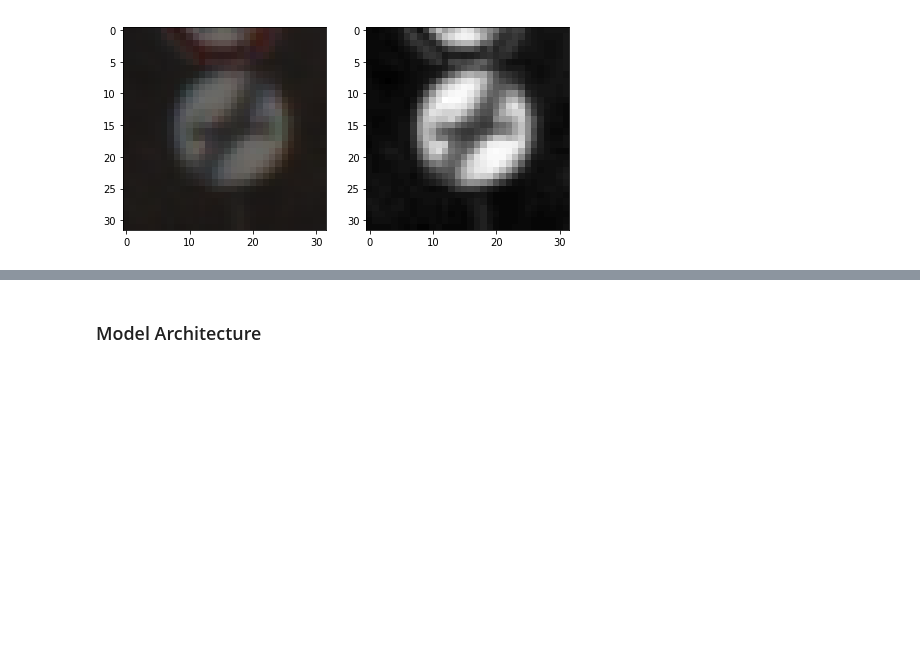
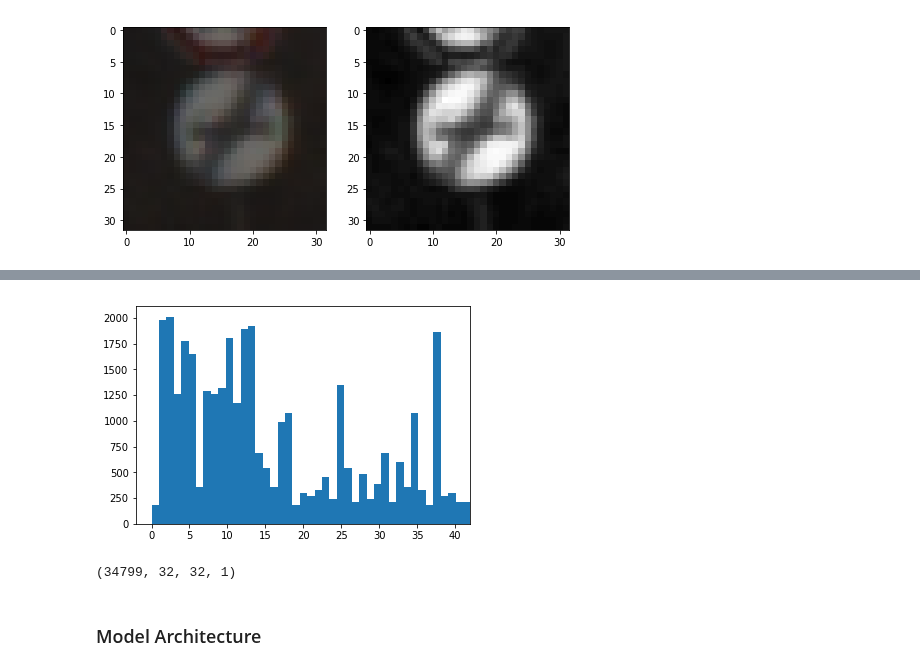
Before and after one commit to bartdezwaan/CarND-Traffic-Sign-Classifier-Project, a Jupyter notebook: Traffic_Sign_Classifier.ipynb, the cells around one changed output, grey strips where cells are left out. Saved outputs shown, nothing was run; the diff lists cells and outputs as text; code cells hidden in the pictures; blank space fills up the shorter version.

```diff
--- a/Traffic_Sign_Classifier.ipynb
+++ b/Traffic_Sign_Classifier.ipynb
@@ -254,17 +326,33 @@ plt.show()
+# %%
+n_classes = len(np.unique(y_train))
+plt.hist(y_train, bins = n_classes)
+plt.xlim(xmax=n_classes-1)
+plt.show()
+# %% [output]
+[figure, added]
 # %%
 # pre process
 
-processed_images = []
-for image in X_train:
-    processed_image = histogram_equalization(to_gray(image.copy()))
-    processed_images.append(processed_image)
+def process_images(images):
+    processed_images = []
+    for image in images:
+        image = image.astype(np.uint8)
+        processed_image = histogram_equalization(to_gray(image.copy()))
+        processed_images.append(processed_image)
+    return np.array(processed_images)
 
-X_train = np.array(processed_images)
+X_train = process_images(X_train)
+X_validation = process_images(X_validation)
+X_test = process_images(X_test)
 
 # normalize
 X_train = X_train/255
 X_validation = X_validation/255
 X_test = X_test/255
+
+print (X_train.shape)
+# %% [output]
+(34799, 32, 32, 1)
 # %% [markdown]
 ### Model Architecture
 # %%
```
Also changed, not shown: parts of 15 cells of this notebook, 7 other files.
